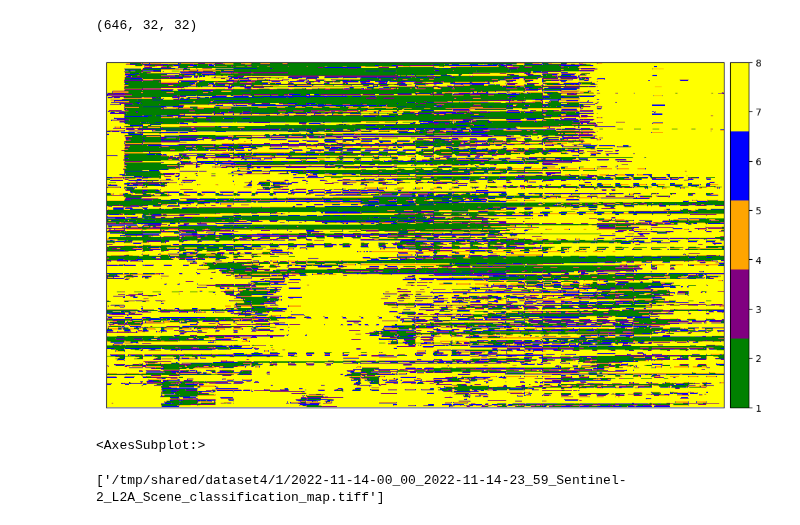
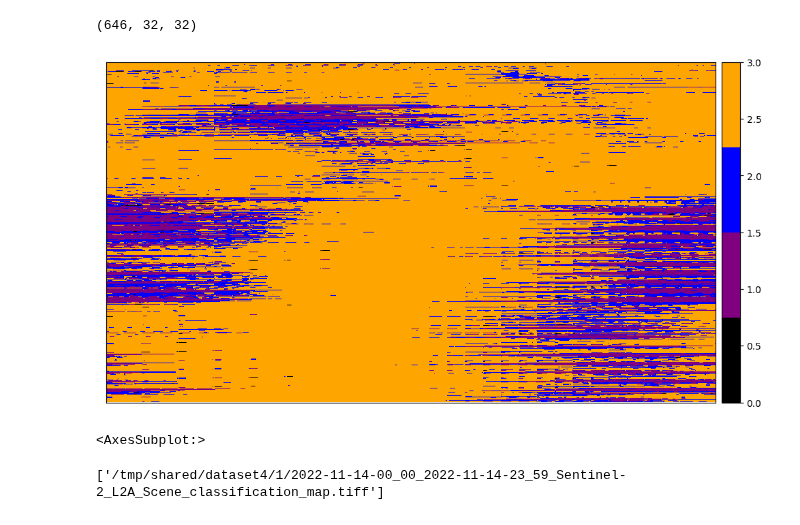
Before and after one commit to angpysha/Satellite_Imagery_Analysis, a Jupyter notebook: Classification/method3.ipynb, the cells around one changed output. Saved outputs shown, nothing was run; the diff lists cells and outputs as text; code cells hidden in the pictures.

```diff
--- a/Classification/method3.ipynb
+++ b/Classification/method3.ipynb
@@ -204,43 +261,49 @@ from keras.callbacks import EarlyStopping, ModelCheckpoint
 y_cat = np_utils.to_categorical(y_data)
 # %%
 model_new = tf.keras.models.Sequential([
-    Conv2D(32,(3,3),padding='same',input_shape=(32,32,12)),
-    Conv2D(32,(3,3),padding='same',input_shape=(32,32,12)),
+    Conv2D(32,3,padding='same',input_shape=(32,32,12)),
+    Conv2D(32,3,padding='same',input_shape=(32,32,12)),
     Activation('relu'),
     MaxPooling2D(pool_size=(2,2)),
     Dropout(0.7),
 
-    Conv2D(64,(3,3), padding='same'),
-    Conv2D(64,(3,3), padding='same'),
+    Conv2D(64,3, padding='same'),
+    Conv2D(64,3, padding='same'),
     Activation('relu'),
     MaxPooling2D(pool_size=(2,2),name='feature_layer'),
     Dropout(0.7),
 
     #We are naming this layer, as we will extract features from it in future, JUST WAIT !!!
-    Conv2D(128,(3,3), padding='same'),
-    Conv2D(128,(3,3), padding='same'),
+    Conv2D(128,3, padding='same'),
+    Conv2D(128,3, padding='same'),
     Activation('relu'),
     MaxPooling2D(pool_size=(2,2)),
-    #Flatten(),
-    Dense(128),
+    Flatten(),
+    Dense(2048),
     Activation('relu'),
     Dropout(0.7),
+    Reshape((4,4,128)),
+    #Dense(128),
+    #Dense(256),
+    #Dense(128),
+    #Activation('relu'),
+    #Dropout(0.7),
     #Reshape((4,4,128)),
     UpSampling2D((2,2)),
-    Conv2D(128,(3,3), padding='same'),
-    Conv2D(128,(3,3), padding='same'),
+    Conv2D(128,3, padding='same'),
+    Conv2D(128,3, padding='same'),
     Activation('relu'),
     UpSampling2D((2,2)),
     Dropout(0.7),
-    Conv2D(64,(3,3), padding='same'),
-    Conv2D(64,(3,3), padding='same'),
+    Conv2D(64,3, padding='same'),
+    Conv2D(64,3, padding='same'),
     Activation('relu'),
     UpSampling2D((2,2)),
     Dropout(0.7),
-    Conv2D(32,(3,3), padding='same'),
-    Conv2D(32,(3,3), padding='same'),
+    Conv2D(32,3, padding='same'),
+    Conv2D(32,3, padding='same'),
     Activation('relu'),
-    Conv2D(9,3,padding='same'),
+    Conv2D(4,3,padding='same'),
     # model.add(Flatten())
     # model.add(Dense(24))
     # model.add(Activation('relu'))
@@ -308,7 +371,7 @@ plt.show()
 ## Check
 # %%
 from glob import glob
-S_sentinel_bands = glob("/tmp/shared/dataset4/2/*B?*.tiff")
+S_sentinel_bands = glob("/tmp/shared/dataset4/1/*B?*.tiff")
 S_sentinel_bands.sort()
 S_sentinel_bands
 # %% [output]
@@ -361,9 +424,9 @@ pred_cat.shape
 pred_pxl = pred_cat.reshape(res1,res2)
 # %%
 ep.plot_bands(pred_pxl,
-              cmap=ListedColormap(['green', 'purple', 'orange', 'blue', 'yellow']))
+              cmap=ListedColormap(['black', 'purple','blue', 'orange']))
 # %% [output]
-[figure, old version]
+[figure, new version]
 <AxesSubplot:>
 # %%
 Check_images = glob("/tmp/shared/dataset4/1/*Scen*.tiff")
```
Also changed, not shown: parts of 16 cells of this notebook.
